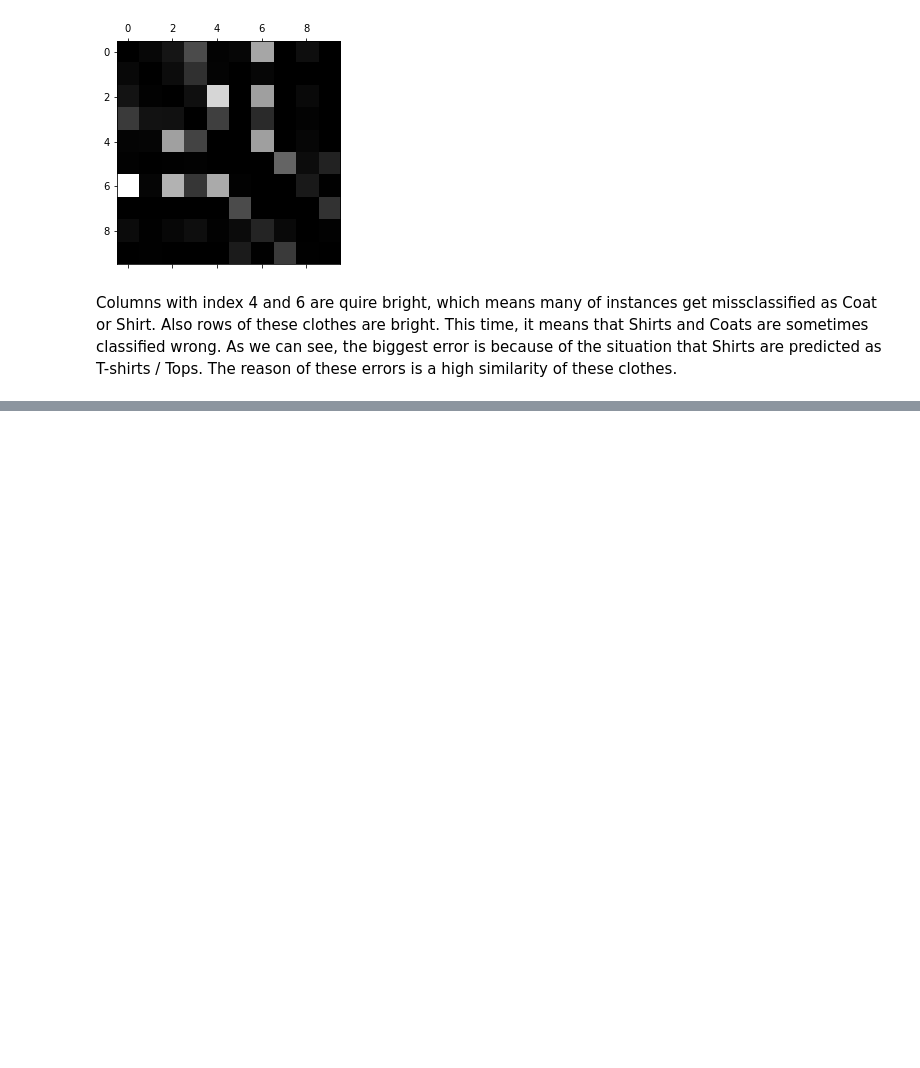
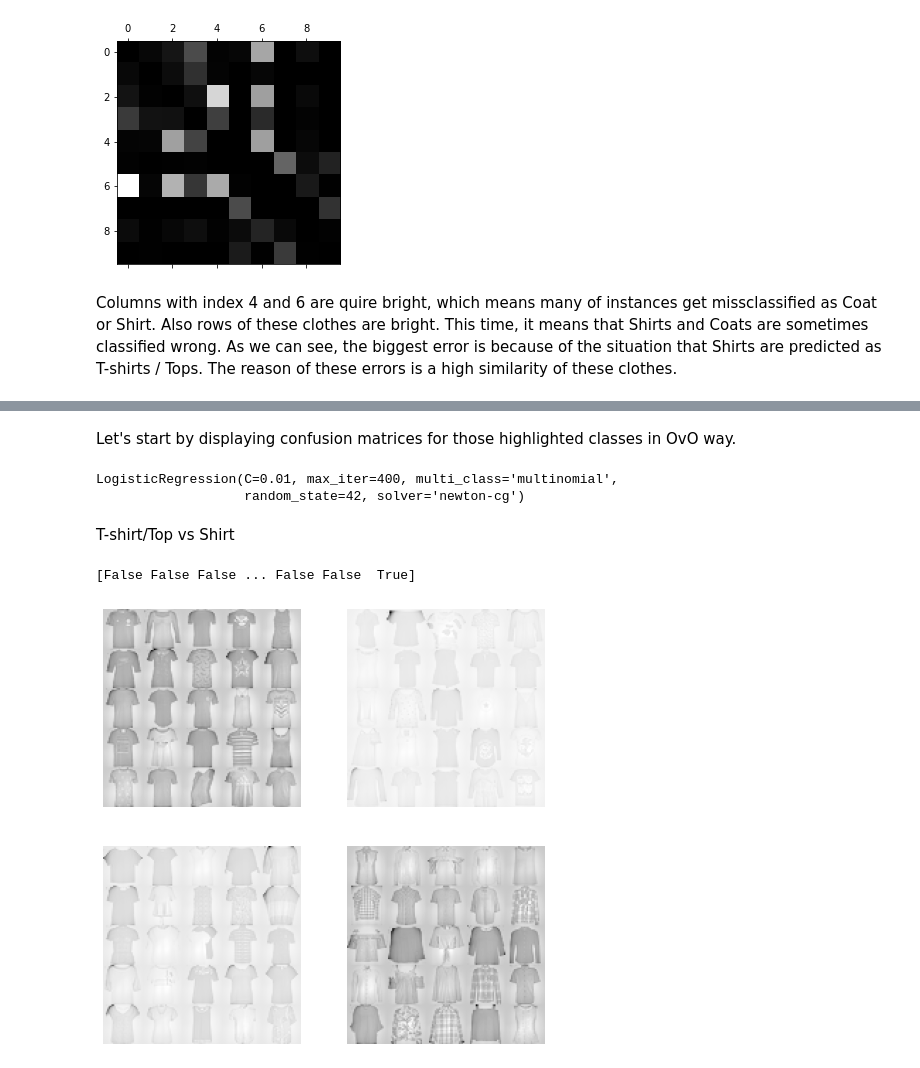
Before and after one commit to ArkadiuszSlowik/fashion-classification, a Jupyter notebook: fashion_classification.ipynb, the cells around one changed output, grey strips where cells are left out. Cells and saved outputs as stored; diff of their text form; code cells hidden in the pictures; blank space fills up the shorter version.

```diff
--- a/fashion_classification.ipynb
+++ b/fashion_classification.ipynb
@@ -392,0 +393,30 @@ Let's start by displaying  1vs1 using imshow...
+# %% [markdown]
+Let's start by displaying confusion matrices for those highlighted classes in OvO way.
+# %%
+filename = 'models/LogisticRegression1.sav'
+model = pickle.load(open(filename, 'rb'))
+print(model)
+# %% [output]
+LogisticRegression(C=0.01, max_iter=400, multi_class='multinomial',
+                   random_state=42, solver='newton-cg')
+# %%
+y_pred = model.predict(X_)
+# %% [markdown]
+T-shirt/Top vs Shirt
+# %%
+cl_a, cl_b = 0, 6
+X_aa = X_[(y_ == cl_a) & (y_pred == cl_a)]
+X_ab = X_[(y_ == cl_a) & (y_pred == cl_b)]
+X_ba = X_[(y_ == cl_b) & (y_pred == cl_a)]
+X_bb = X_[(y_ == cl_b) & (y_pred == cl_b)]
+plt.figure(figsize=(8,8))
+print((y_ == cl_a))
+plt.subplot(221); plot_image_class(X_aa[:25], images_per_row=5, im_height=28, im_width=28)
+plt.subplot(222); plot_image_class(X_ab[:25], images_per_row=5, im_height=28, im_width=28)
+plt.subplot(223); plot_image_class(X_ba[:25], images_per_row=5, im_height=28, im_width=28)
+plt.subplot(224); plot_image_class(X_bb[:25], images_per_row=5, im_height=28, im_width=28)
+plt.savefig(fname='plots/TshirtTopVSShirt')
+plt.show()
+# %% [output]
+[False False False ... False False  True]
+[figure, added]
```
Also changed, not shown: parts of 107 cells of this notebook, 8 other files.
